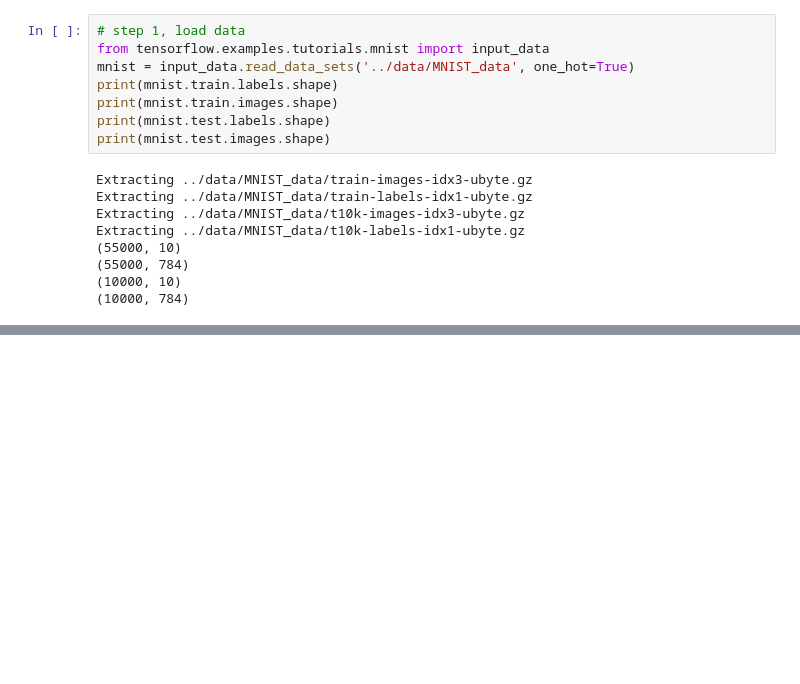
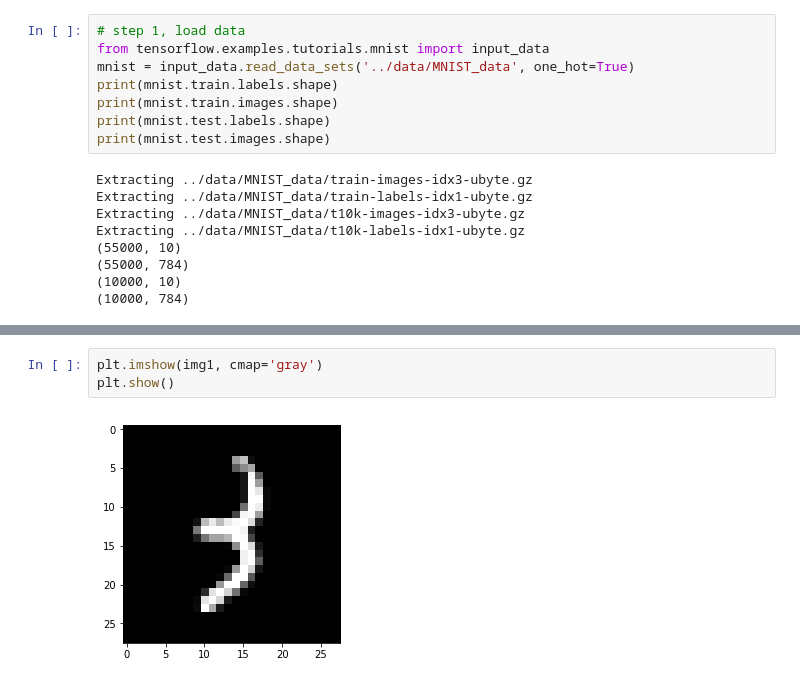
Before and after one commit to stesha2016/tensorflow_study, a Jupyter notebook: tensorflow_MNIST_CNN.ipynb, the cells around one changed output, grey strips where cells are left out. Cells and saved outputs as stored; diff of their text form; blank space fills up the shorter version.

```diff
--- a/tensorflow_MNIST_CNN.ipynb
+++ b/tensorflow_MNIST_CNN.ipynb
@@ -38,0 +124,5 @@ y_input = [None, 10]
+# %%
+plt.imshow(img1, cmap='gray')
+plt.show()
+# %% [output]
+[figure, added]
```
Also changed, not shown: parts of 7 cells of this notebook.
